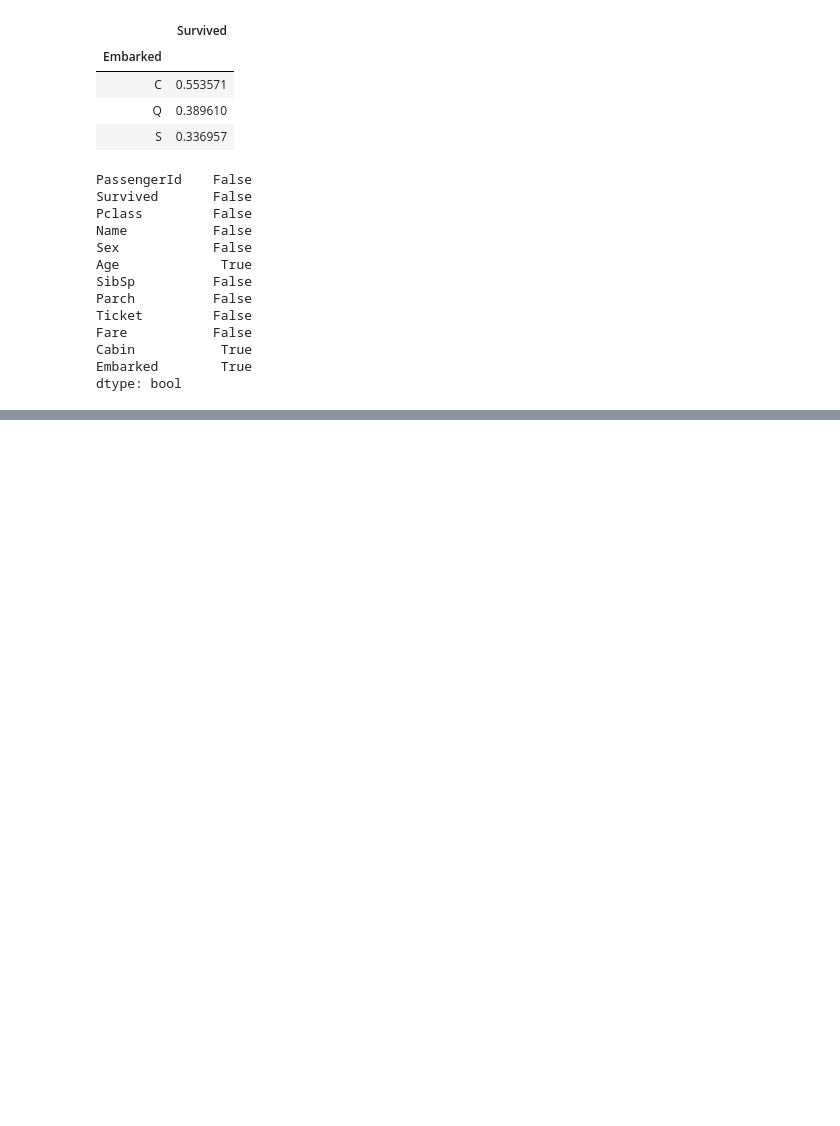
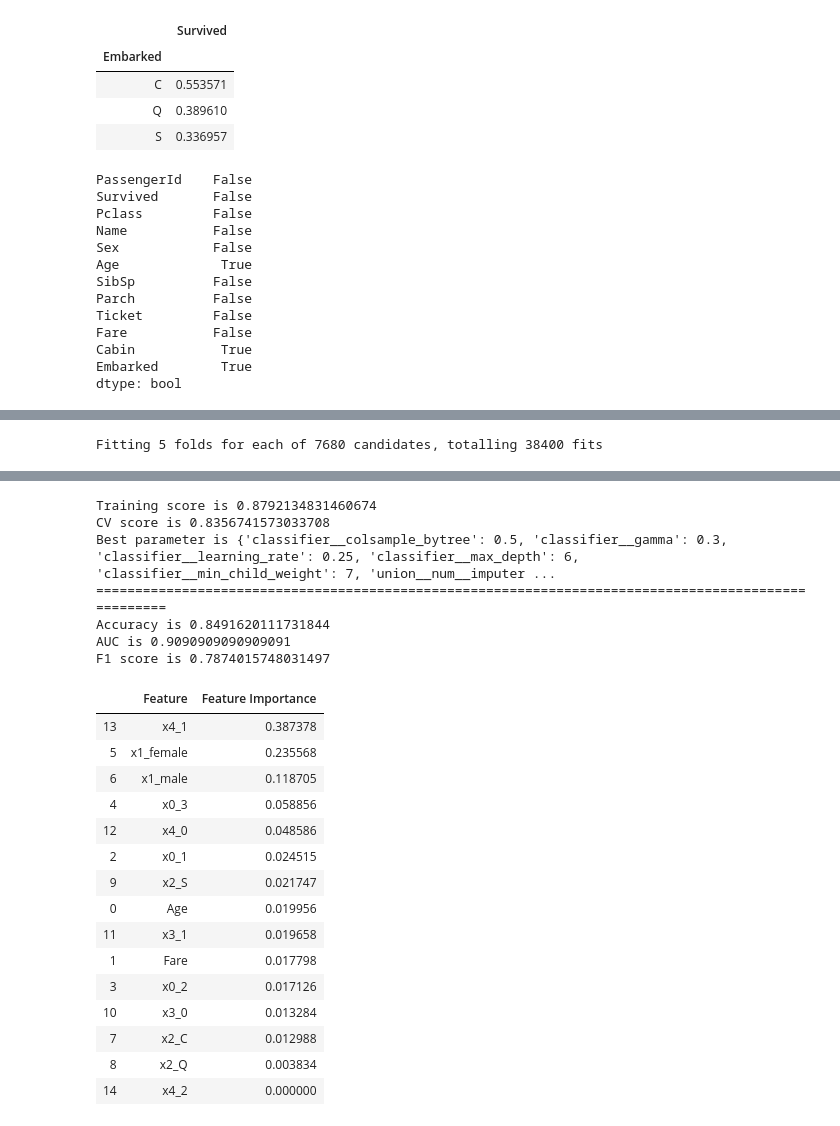
Before and after one commit to FantasticFour123/-TitanicProject, a Jupyter notebook: Titanic.ipynb, the cells around one changed output, grey strips where cells are left out. Cells and saved outputs as stored; diff of their text form; code cells hidden in the pictures; blank space fills up the shorter version.

```diff
--- a/Titanic.ipynb
+++ b/Titanic.ipynb
@@ -230,0 +269,13 @@ dtype: bool
+# %%
+num_columns = ['Age', 'Fare']
+cat_columns = ['Pclass', 'Sex', 'Embarked', 'IsAlone', 'Title']
+
+num_pipe = Pipeline([('num_selector', FeatureSelector(num_columns)),
+                     ('imputer', SimpleImputer(strategy = 'median')),
+                     ('Normalization', StandardScaler())])
+
+cat_pipe = Pipeline([('cat_selector', FeatureSelector(cat_columns)),
+                     ('ohe', OneHotEncoder(sparse = False))])
+
+union = FeatureUnion([('num', num_pipe),
+                      ('cat', cat_pipe)])
@@ -230,0 +286,43 @@ dtype: bool
+# %%
+clf = xgb.XGBClassifier()
+
+pipe = Pipeline([('IsAlone', IsAlone("SibSp", "Parch", 'IsAlone')),
+                 ('Title', ExtractName('Title')),
+                 ('union', union),
+                 ('classifier', clf)])
+# %%
+param_grid = {'classifier__learning_rate': [0.05, 0.10, 0.15, 0.20, 0.25, 0.30],
+              'classifier__max_depth': [3, 4, 5, 6, 8, 10, 12, 15],
+              'classifier__min_child_weight': [1, 3, 5, 7],
+              'classifier__gamma': [0.0, 0.1, 0.2, 0.3, 0.4],
+              'classifier__colsample_bytree': [0.3, 0.4, 0.5, 0.7],
+              'union__num__imputer__strategy': ['median', 'mean']}
+
+grid_search = GridSearchCV(pipe, param_grid, cv = 5, scoring = 'accuracy', n_jobs = -1, verbose = 1)
+grid_search.fit(X_train, y_train)
+best_model = grid_search.best_estimator_
+
+# training score and CV score
+result = "{} is {}"
+print(result.format("Training score", grid_search.score(X_train, y_train)))
+print(result.format("CV score", grid_search.best_score_))
+print(result.format("Best parameter", grid_search.best_params_))
+
+# Accuracy, AUC and F1
+y_prediction = best_model.predict(X_test)
+pred_proba = best_model.predict_proba(X_test)[:, 1]
+
+print("=" * 100)
+print(result.format("Accuracy", accuracy_score(y_test, y_prediction)))
+print(result.format("AUC", roc_auc_score(y_test, pred_proba)))
+print(result.format("F1 score", f1_score(y_test, y_prediction)))
+
+# Feature importance
+feature_importance = best_model.steps[3][1].feature_importances_
+num_cols = best_model.named_steps['union'].transformer_list[0][1].steps[0][1].columns.copy()
+cat_cols = best_model.named_steps['union'].transformer_list[1][1].steps[1][1].get_feature_names().copy()
+num_cols.extend(cat_cols)
+df = pd.DataFrame({'Feature': num_cols, 'Feature Importance': feature_importance}).sort_values("Feature Importance", ascending = False)
+df
+# %% [output]
+Fitting 5 folds for each of 7680 candidates, totalling 38400 fits
@@ -230,0 +346,23 @@ dtype: bool
+Training score is 0.8792134831460674
+CV score is 0.8356741573033708
+Best parameter is {'classifier__colsample_bytree': 0.5, 'classifier__gamma': 0.3, 'classifier__learning_rate': 0.25, 'classifier__max_depth': 6, 'classifier__min_child_weight': 7, 'union__num__imputer ...
+====================================================================================================
+Accuracy is 0.8491620111731844
+AUC is 0.9090909090909091
+F1 score is 0.7874015748031497
+|  | Feature | Feature Importance |
+| 13 | x4_1 | 0.387378 |
+| 5 | x1_female | 0.235568 |
+| 6 | x1_male | 0.118705 |
+| 4 | x0_3 | 0.058856 |
+| 12 | x4_0 | 0.048586 |
+| 2 | x0_1 | 0.024515 |
+| 9 | x2_S | 0.021747 |
+| 0 | Age | 0.019956 |
+| 11 | x3_1 | 0.019658 |
+| 1 | Fare | 0.017798 |
+| 3 | x0_2 | 0.017126 |
+| 10 | x3_0 | 0.013284 |
+| 7 | x2_C | 0.012988 |
+| 8 | x2_Q | 0.003834 |
+| 14 | x4_2 | 0.000000 |
```
Also changed, not shown: parts of 12 cells of this notebook.
